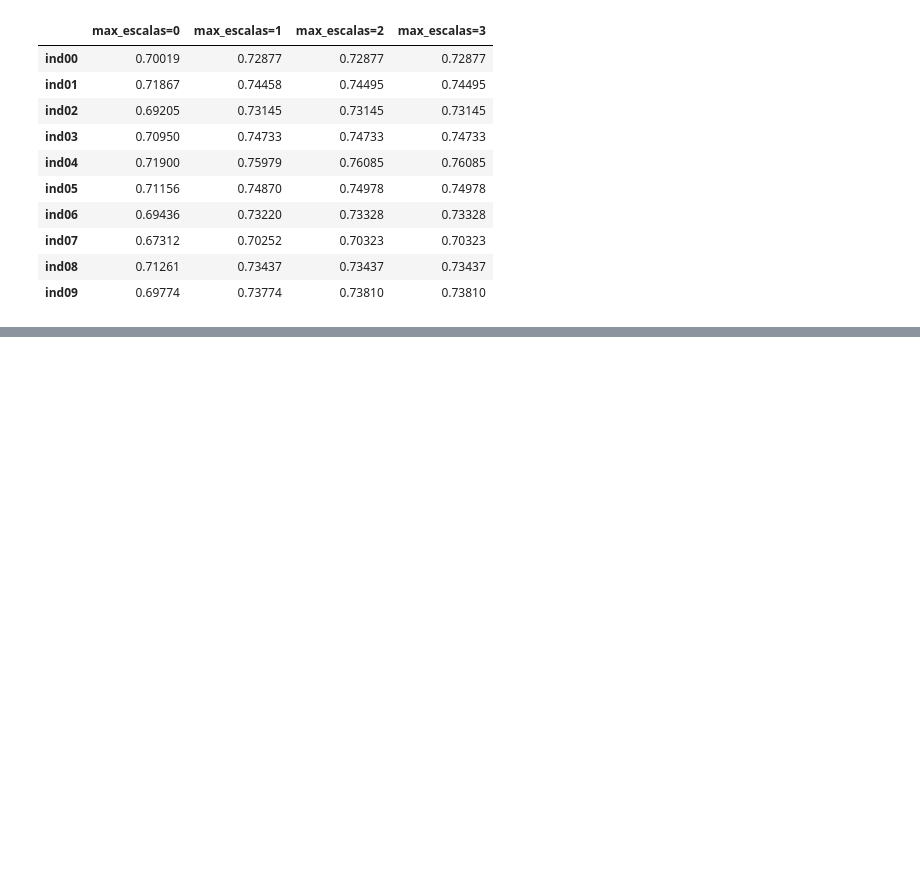
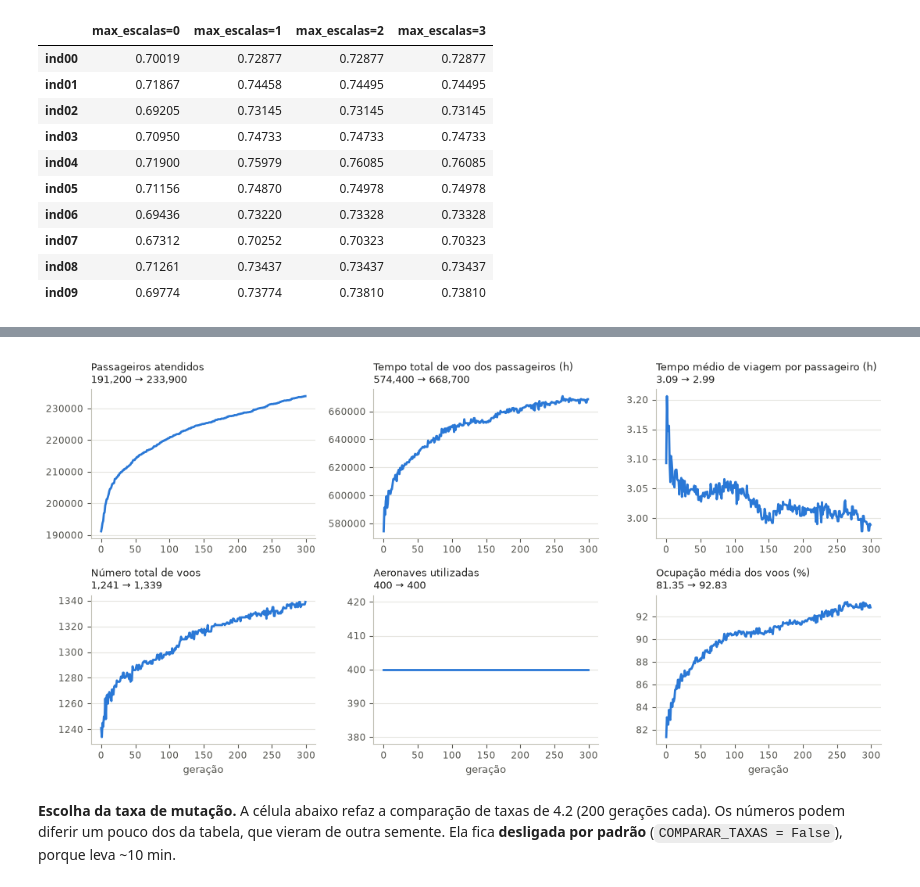
Before and after one commit to Caetano-ma/PSI-3472, a Jupyter notebook: planejamento_voos.ipynb, the cells around one changed output, grey strips where cells are left out. Cells and saved outputs as stored; diff of their text form; code cells hidden in the pictures; blank space fills up the shorter version.

```diff
--- a/planejamento_voos.ipynb
+++ b/planejamento_voos.ipynb
@@ -1391 +1432,6 @@ def tabela_avaliacoes(avaliacoes, nomes=None):
+# %%
+def score(AP_list, AV_list):
+    """Pseudocódigo: score_list_new = score(AP_list, AV_list)."""
+    assert all(ap.plano is av for ap, av in zip(AP_list, AV_list)), "TAB_AP e TAB_AV desalinhadas"
+    return [avaliar_alocacao(ap) for ap in AP_list]
 # %% [markdown]
@@ -1553,0 +1966,26 @@ sens
+# %%
+paineis = [("atendidos", "Passageiros atendidos"),
+           ("tempo voo pax total (h)", "Tempo total de voo dos passageiros (h)"),
+           ("tempo médio viagem (h)", "Tempo médio de viagem por passageiro (h)"),
+           ("voos", "Número total de voos"),
+           ("aeronaves usadas", "Aeronaves utilizadas"),
+           ("ocupação média (%)", "Ocupação média dos voos (%)")]
+
+fig, axs = plt.subplots(2, 3, figsize=(11, 5.6))
+for ax, (col, titulo) in zip(axs.flat, paineis):
+    ax.plot(h.index, h[col], color=COR_1, linewidth=2)
+    ini, fim = h[col].iloc[0], h[col].iloc[-1]
+    fmt = (lambda v: f"{v:,.0f}") if abs(fim) >= 100 else (lambda v: f"{v:.2f}")
+    ax.set_title(f"{titulo}\n{fmt(ini)} → {fmt(fim)}", loc="left", fontsize=9.5, color=TINTA)
+    ax.ticklabel_format(axis="y", style="plain", useOffset=False)
+    _estilo(ax)
+for ax in axs[1]:
+    ax.set_xlabel("geração", color=TINTA_2, fontsize=9)
+fig.tight_layout()
+plt.show()
+# %% [output]
+[figure, added]
+# %% [markdown]
+**Escolha da taxa de mutação.** A célula abaixo refaz a comparação de taxas de 4.2 (200 gerações
+cada). Os números podem diferir um pouco dos da tabela, que vieram de outra semente.
+Ela fica **desligada por padrão** (`COMPARAR_TAXAS = False`), porque leva ~10 min.
```
Also changed, not shown: parts of 34 cells of this notebook.
